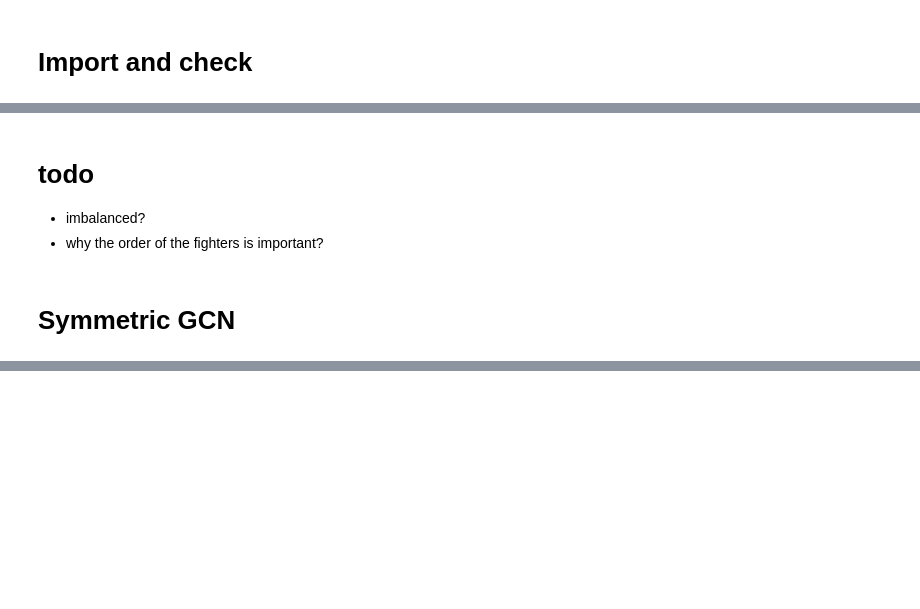
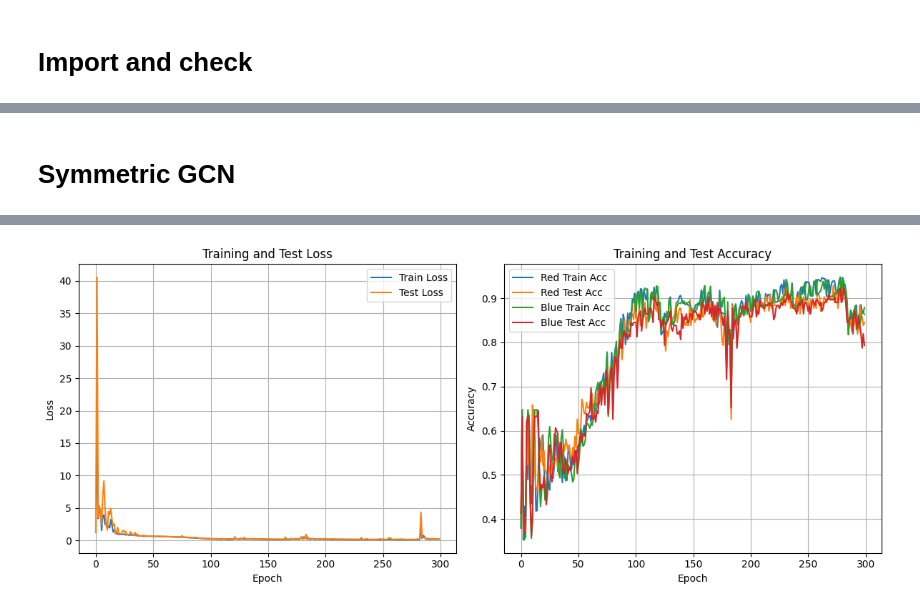
Before and after one commit to hegyida/elte_ufc_project, a Jupyter notebook: UFC_GCN.ipynb, the cells around one changed output, grey strips where cells are left out. Drawn from its saved outputs; the diff is of its cells as text; code cells hidden in the pictures; blank space fills up the shorter version.

```diff
--- a/UFC_GCN.ipynb
+++ b/UFC_GCN.ipynb
@@ -46,10 +55,6 @@ columns_to_drop = ['blue_fighter_weight', 'red_fighter_weight']
 
 train = train.drop(columns=[col for col in columns_to_drop if col in train.columns])
 validation = validation.drop(columns=[col for col in columns_to_drop if col in validation.columns])
-# %% [markdown]
-# todo
--   imbalanced?
--   why the order of the fighters is important?
 # %% [markdown]
 # Symmetric GCN
 # %%
@@ -402,9 +407,9 @@ def train_model(model, data, edge_dates=None, test_percent=0.2, num_epochs=150):
             blue_test_accs.append(blue_test_acc.item())
 
         if (epoch + 1) % 10 == 0:
-            print(f"Epoch {epoch+1:03d}, Train Loss: {loss:.4f}, Test Loss: {test_loss:.4f}, "
-                  f"Red Train Acc: {red_train_acc:.4f}, Red Test Acc: {red_test_acc:.4f}, "
-                  f"Blue Train Acc: {blue_train_acc:.4f}, Blue Test Acc: {blue_test_acc:.4f}")
+            print(f"E {epoch+1:03d}: Train Loss: {loss:.4f}, Test Loss: {test_loss:.4f}, "
+                  f"R Train Acc: {red_train_acc:.4f}, R Test Acc: {red_test_acc:.4f}, "
+                  f"B Train Acc: {blue_train_acc:.4f}, B Test Acc: {blue_test_acc:.4f}")
 
         if test_loss < best_test_loss:
             best_test_loss = test_loss
@@ -550,3 +555,4 @@ trained_model, training_metrics = train_model(model, data, edge_dates=edge_dates
 validation_predictions = predict_validation(trained_model, data, node_idx, validation)
 validation_swapped_symm = swap_red_blue_columns(validation)
 validation_swapped_symm_prediction = predict_validation(trained_model, data, node_idx, validation_swapped_symm)
+# %% [output]
@@ -553,3 +576,4 @@ validation_swapped_symm_prediction = predict_validation(trained_model, data, nod
+[figure, added]
 # %%
 def average_predictions(original_predictions, swapped_predictions):
     """
```
Also changed, not shown: parts of 6 cells of this notebook.
